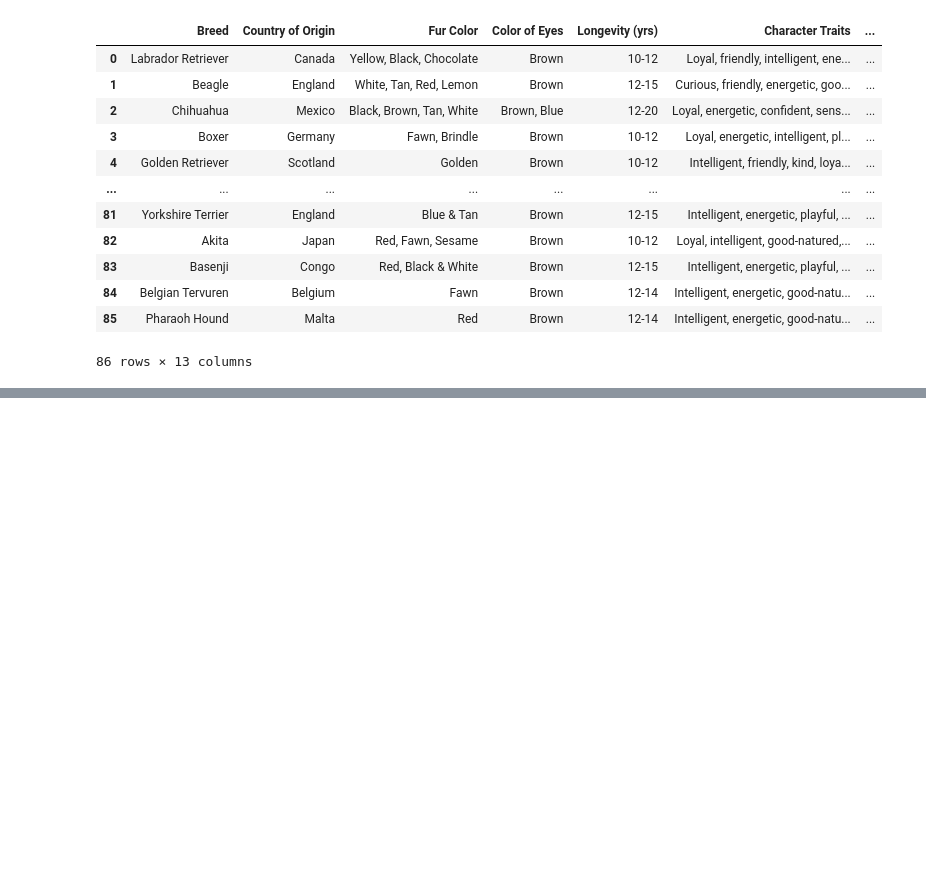
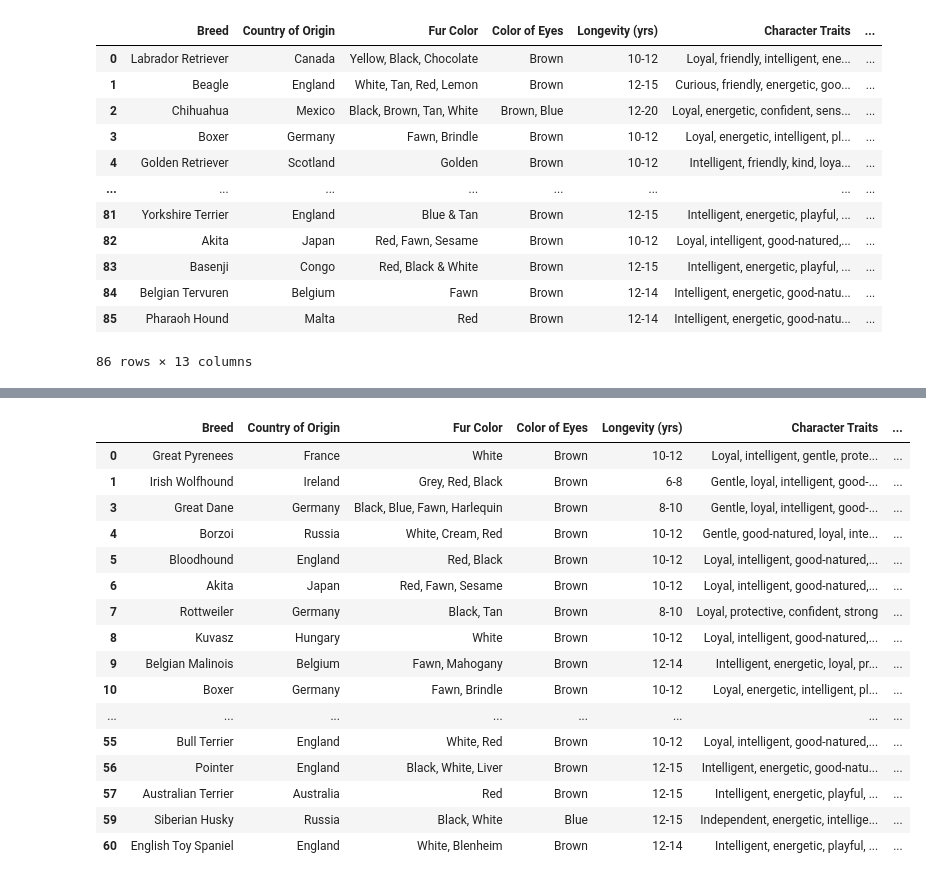
Before and after one commit to PedroVidales/-w4-ETL-Project-PedroVidales-, a Jupyter notebook: src/Untitled1.ipynb, the cells around one changed output, grey strips where cells are left out. Cells and saved outputs as stored; diff of their text form; code cells hidden in the pictures; blank space fills up the shorter version.

```diff
--- a/src/Untitled1.ipynb
+++ b/src/Untitled1.ipynb
@@ -125,0 +166,3 @@ result = result.reset_index(drop=True)
+# %%
+ppp = pd.read_csv('../data/archivo/ppp.csv', encoding = "ISO-8859-1")
+#https://datos.gob.es/es/catalogo/l01330241-censo-de-perros-potencialmente-peligrosos1
@@ -161,0 +239,17 @@ result.tail(50)
+# %%
+unique_values = ppp['DESCRIPCION'].unique()
+
+mapping = {
+    'AMERICAN STAFFORDSHIRE TERRIER': 'Staffordshire Terrier',
+    'PITBULL TERRIER': 'Pitbull Terrier',
+    'STAFFORDSHIRE BULL TERRIER': 'Staffordshire Bull Terrier',
+    'AKITA INU': 'Akita',
+    'ROTTWEILER': 'Rottweiler',
+    'CA DE BOU': 'Ca de Bou',
+    'PINCHERE (CHIGUAGUA)': 'Chihuahua',
+    'DOBERMAN': 'Doberman Pinscher',
+    'MASTÃ\x8dN': 'Mastiff',
+    'BOXER': 'Boxer',
+    'BORDER COLLIE': 'Border Collie'
+}
+ppp['DESCRIPCION'] = ppp['DESCRIPCION'].map(mapping)
@@ -161,0 +272,24 @@ result.tail(50)
+# %%
+ppp.rename(columns={'DESCRIPCION': 'Breed'}, inplace=True)
+# %%
+result['is_dangerous'] = result['Breed'].isin(ppp['Breed'])
+
+result.head(50)
+# %% [output]
+|  | Breed | Country of Origin | Fur Color | Color of Eyes | Longevity (yrs) | Character Traits | ... |
+| 0 | Great Pyrenees | France | White | Brown | 10-12 | Loyal, intelligent, gentle, prote... | ... |
+| 1 | Irish Wolfhound | Ireland | Grey, Red, Black | Brown | 6-8 | Gentle, loyal, intelligent, good-... | ... |
+| 3 | Great Dane | Germany | Black, Blue, Fawn, Harlequin | Brown | 8-10 | Gentle, loyal, intelligent, good-... | ... |
+| 4 | Borzoi | Russia | White, Cream, Red | Brown | 10-12 | Gentle, good-natured, loyal, inte... | ... |
+| 5 | Bloodhound | England | Red, Black | Brown | 10-12 | Loyal, intelligent, good-natured,... | ... |
+| 6 | Akita | Japan | Red, Fawn, Sesame | Brown | 10-12 | Loyal, intelligent, good-natured,... | ... |
+| 7 | Rottweiler | Germany | Black, Tan | Brown | 8-10 | Loyal, protective, confident, strong | ... |
+| 8 | Kuvasz | Hungary | White | Brown | 10-12 | Loyal, intelligent, good-natured,... | ... |
+| 9 | Belgian Malinois | Belgium | Fawn, Mahogany | Brown | 12-14 | Intelligent, energetic, loyal, pr... | ... |
+| 10 | Boxer | Germany | Fawn, Brindle | Brown | 10-12 | Loyal, energetic, intelligent, pl... | ... |
+| ... | ... | ... | ... | ... | ... | ... | ... |
+| 55 | Bull Terrier | England | White, Red | Brown | 10-12 | Loyal, intelligent, good-natured,... | ... |
+| 56 | Pointer | England | Black, White, Liver | Brown | 12-15 | Intelligent, energetic, good-natu... | ... |
+| 57 | Australian Terrier | Australia | Red | Brown | 12-15 | Intelligent, energetic, playful, ... | ... |
+| 59 | Siberian Husky | Russia | Black, White | Blue | 12-15 | Independent, energetic, intellige... | ... |
+| 60 | English Toy Spaniel | England | White, Blenheim | Brown | 12-14 | Intelligent, energetic, playful, ... | ... |
```
Also changed, not shown: parts of 14 cells of this notebook, 1 other file.
